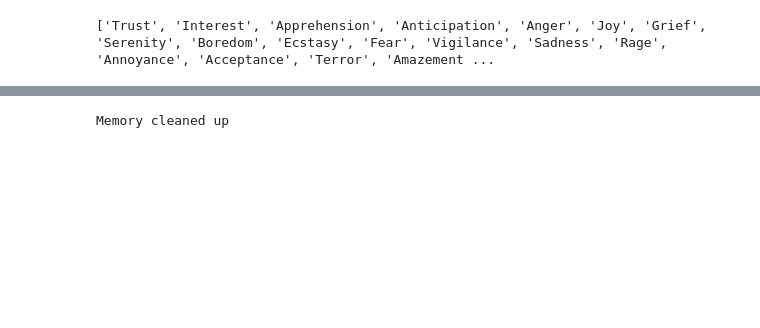
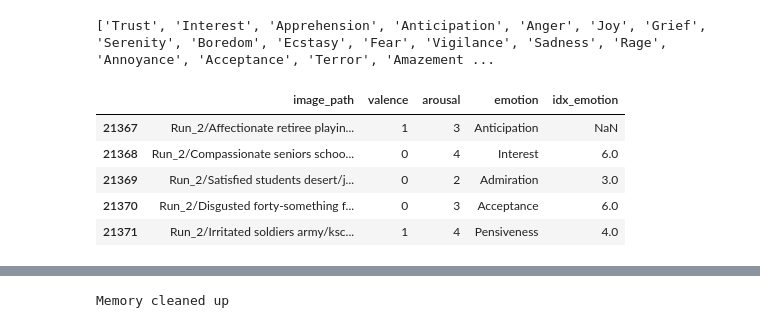
Before and after one commit to jarnedemoenvub/nsai_social_cognition, a Jupyter notebook: code/nsai.ipynb, the cells around one changed output, grey strips where cells are left out. Saved outputs shown, nothing was run; the diff lists cells and outputs as text; code cells hidden in the pictures; blank space fills up the shorter version.

```diff
--- a/code/nsai.ipynb
+++ b/code/nsai.ipynb
@@ -156,0 +154,37 @@ print(emotion_labels_findingemo)
+# %%
+FindingEmo_to_basic = {
+    "Anger": 0,
+    "Rage": 0,
+    "Annoyance": 0,
+    "Loathing": 1,
+    "Disgust": 1,
+    "Apprehension": 2,
+    "Fear": 2,
+    "Terror": 2,
+    "Joy": 3,
+    "Serenity": 3,
+    "Ecstasy": 3,
+    "Admiration": 3,
+    "Grief": 4,
+    "Sadness": 4,
+    "Pensiveness": 4,
+    "Amazement": 5,
+    "Surprise": 5,
+    "Trust": 6,
+    "Interest": 6,
+    "Boredom": 6,
+    "Acceptance": 6,
+    "Distraction": 6
+}
+# %%
+# Apply the mapping to create a new column with basic emotions
+df_findingEmo['idx_emotion'] = df_findingEmo['emotion'].map(FindingEmo_to_basic)
+# %%
+df_findingEmo.tail()
+# %% [output]
+|  | image_path | valence | arousal | emotion | idx_emotion |
+| 21367 | Run_2/Affectionate retiree playin... | 1 | 3 | Anticipation | NaN |
+| 21368 | Run_2/Compassionate seniors schoo... | 0 | 4 | Interest | 6.0 |
+| 21369 | Run_2/Satisfied students desert/j... | 0 | 2 | Admiration | 3.0 |
+| 21370 | Run_2/Disgusted forty-something f... | 0 | 3 | Acceptance | 6.0 |
+| 21371 | Run_2/Irritated soldiers army/ksc... | 1 | 4 | Pensiveness | 4.0 |
```
Also changed, not shown: parts of 18 cells of this notebook, 5 other files.
